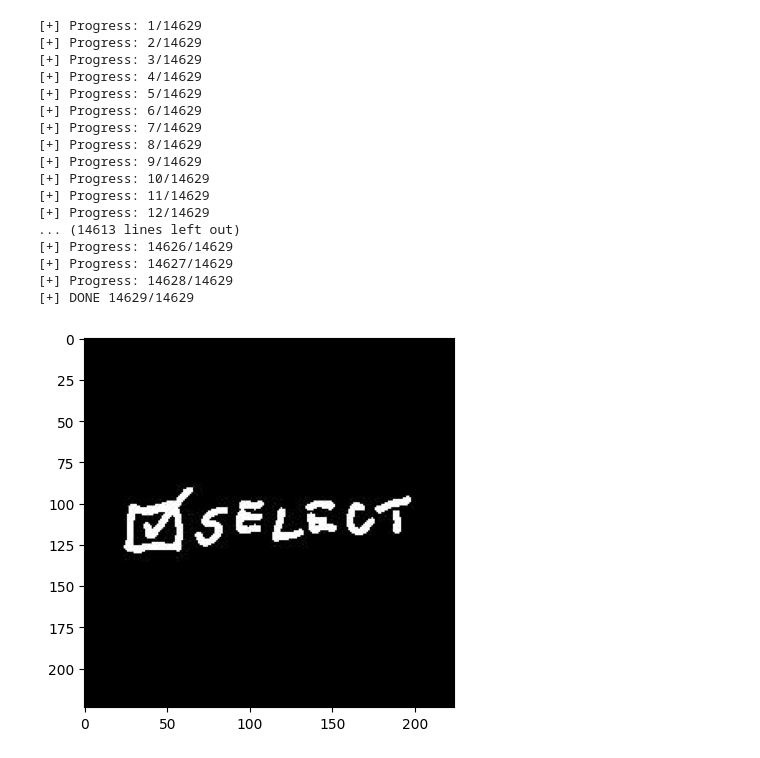
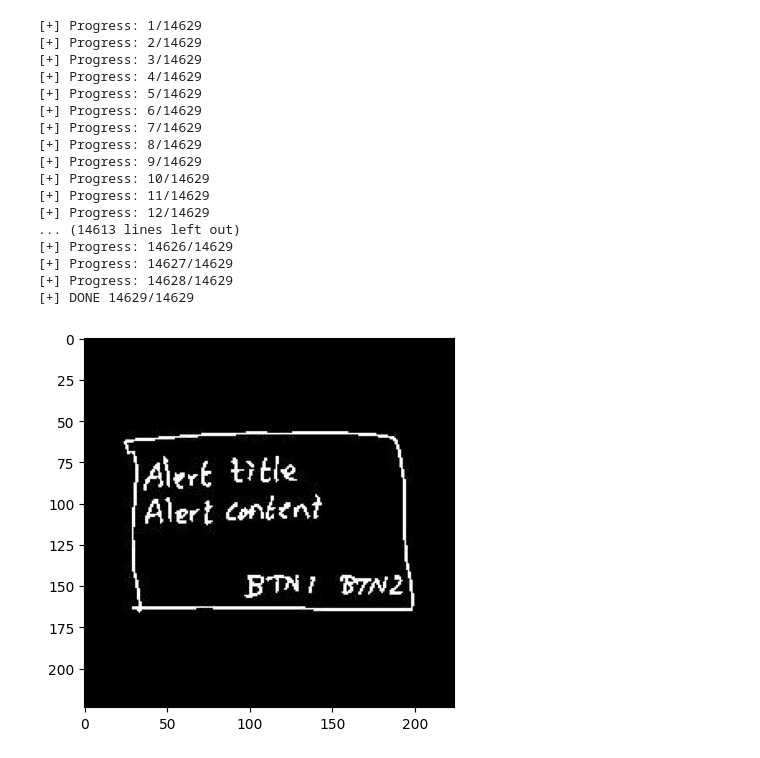
Before and after one commit to Van4ooo/IASA-Champ-24-stage1, a Jupyter notebook: src/model_build.ipynb, the cells around one changed output. Drawn from its saved outputs; the diff is of its cells as text; code cells hidden in the pictures.

```diff
--- a/src/model_build.ipynb
+++ b/src/model_build.ipynb
@@ -16,10 +16,10 @@ class DataLoader:
 
     def __init__(self, _path: str) -> None:
         self.data = pd.read_csv(_path)
-        self._size = self.data.shape[0]
+        self.__index, self._size = 0, self.data.shape[0]
+
         self.images = np.empty((self._size,) + self.shape, dtype='float16')
         self.labels = np.empty(self._size, dtype='uint8')
-        self.__index = 0
 
     def load_data(self) -> None:
         for _, _path, _categories in self.data.values:
@@ -28,43 +28,44 @@ class DataLoader:
     def add_image(self, _path: str, category: int) -> None:
         image_path = f"data/train/{CATEGORIES_REVERSE[category]}/{_path}"
         img = ~cv2.imread(image_path, 0) / 255
+
         self.images[self.__index] = np.asarray(img, dtype='float16').reshape(self.shape)
         self.labels[self.__index] = category
         self.__index += 1
+
         if self.__index == self._size:
             self.labels = to_categorical(self.labels)
             print(f"[+] DONE {self._size}/{self._size}")
             return
+
         print(f"[+] Progress: {self.__index}/{self._size}")
 
     def show_image(self, index: int) -> None:
         plt.imshow(self.images[index], cmap='gray')
-        plt.show()
-        plt.close()
 # %%
 train_set_path = 'data/processed/train_set.csv'
 train_data = DataLoader(train_set_path)
 train_data.load_data()
-train_data.show_image(300)
+train_data.show_image(301)
 # %% [output]
 [+] Progress: 1/14629
 [+] Progress: 2/14629
 [+] Progress: 3/14629
 [+] Progress: 4/14629
 [+] Progress: 5/14629
 [+] Progress: 6/14629
 [+] Progress: 7/14629
 [+] Progress: 8/14629
 [+] Progress: 9/14629
 [+] Progress: 10/14629
 [+] Progress: 11/14629
 [+] Progress: 12/14629
 ... (14613 lines left out)
 [+] Progress: 14626/14629
 [+] Progress: 14627/14629
 [+] Progress: 14628/14629
 [+] DONE 14629/14629
-[figure, old version]
+[figure, new version]
 # %%
 test_set_path = 'data/processed/test_set.csv'
 test_data = DataLoader(test_set_path)
```
Also changed, not shown: parts of 2 cells of this notebook, 2 other files.
